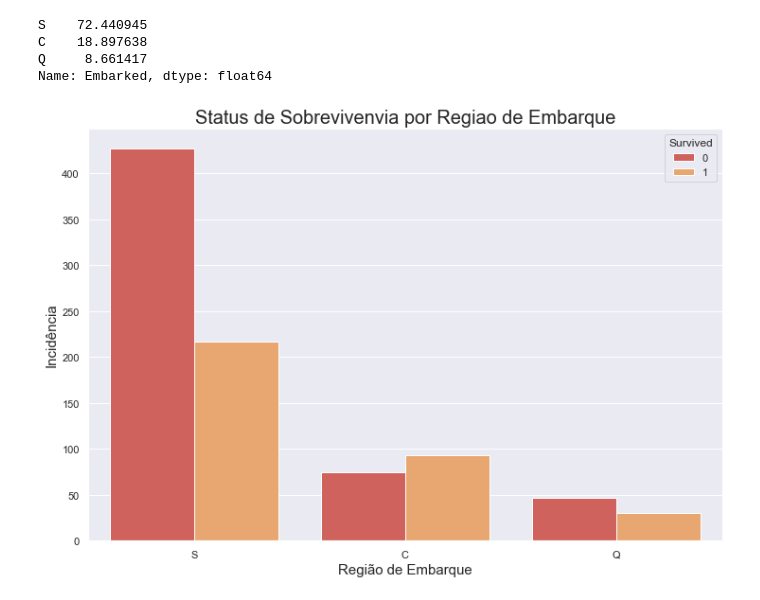
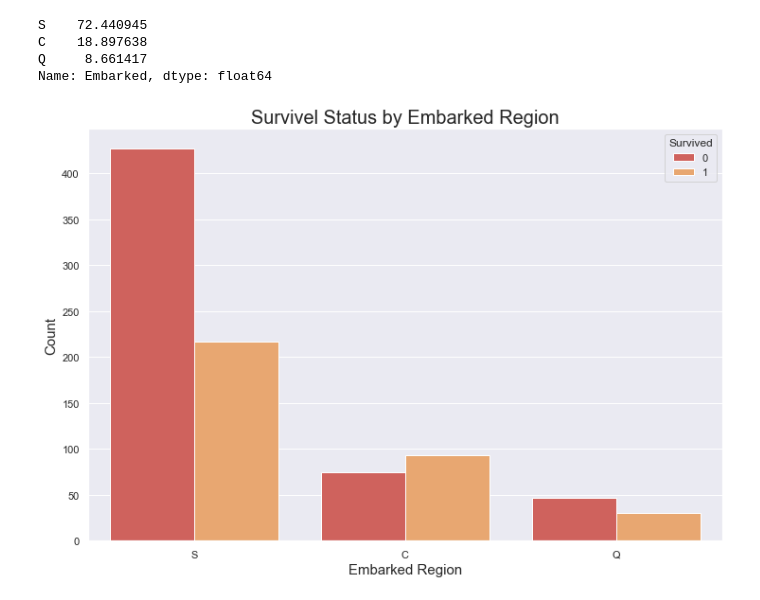
Before and after one commit to Mello-o/titanic, a Jupyter notebook: exploration-titanic-dataset.ipynb, the cells around one changed output. Cells and saved outputs as stored; diff of their text form; code cells hidden in the pictures.

```diff
--- a/exploration-titanic-dataset.ipynb
+++ b/exploration-titanic-dataset.ipynb
@@ -274,10 +274,10 @@ Name: Embarked, dtype: float64
 # %%
 ax = sns.countplot(data = df_train, x = 'Embarked', hue = 'Survived')
 ax.figure.set_size_inches(12, 8)
-ax.set_title('Status de Sobrevivenvia por Regiao de Embarque', fontsize = 20)
-ax.set_xlabel('Região de Embarque', fontsize = 15)
-ax.set_ylabel('Incidência', fontsize = 15)
+ax.set_title('Survivel Status by Embarked Region', fontsize = 20)
+ax.set_xlabel('Embarked Region', fontsize = 15)
+ax.set_ylabel('Count', fontsize = 15)
 
 plt.show()
 # %% [output]
-[figure, old version]
+[figure, new version]
```
Also changed, not shown: parts of 7 cells of this notebook.
